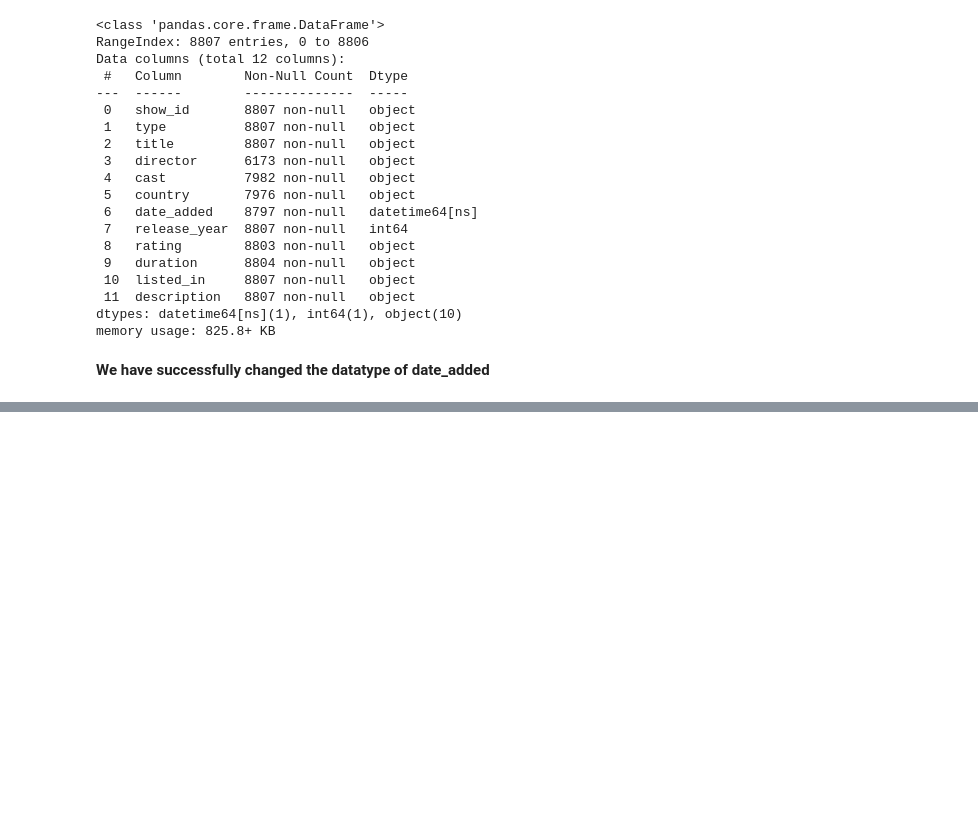
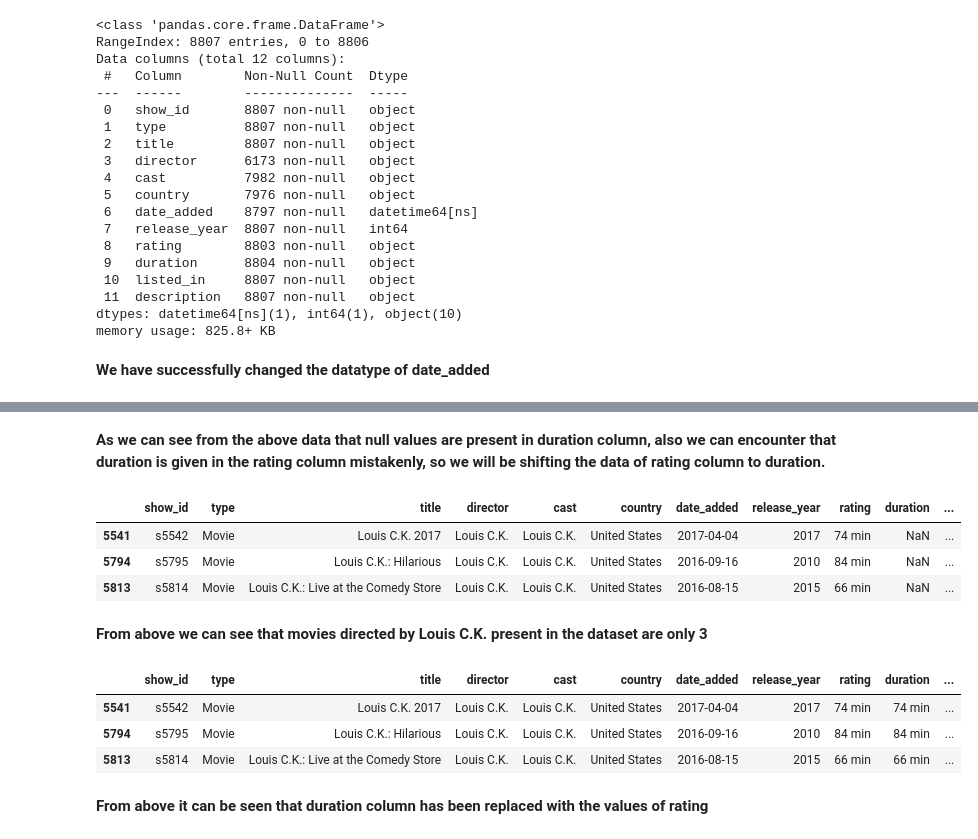
Before and after one commit to Kousikdutta1/Netflix-Shows-and-Movies-Dataset-Analysis, a Jupyter notebook: Netflix_Data_Analysis.ipynb, the cells around one changed output, grey strips where cells are left out. Saved outputs shown, nothing was run; the diff lists cells and outputs as text; code cells hidden in the pictures; blank space fills up the shorter version.

```diff
--- a/Netflix_Data_Analysis.ipynb
+++ b/Netflix_Data_Analysis.ipynb
@@ -221,0 +311,14 @@ netflix_df.head()
+# %% [markdown]
+**As we can see from the above data that null values are present in duration column, also we can encounter that duration is given in the rating column mistakenly, so we will be shifting the data of rating column to duration.**
+# %%
+# From above we have seen that whatever duration values which are null are directed by Louis C.K.
+# Let's check how many movies are directed by Louis C.K.
+
+netflix_df[netflix_df['director'] == 'Louis C.K.']
+# %% [output]
+|  | show_id | type | title | director | cast | country | date_added | release_year | rating | duration | ... |
+| 5541 | s5542 | Movie | Louis C.K. 2017 | Louis C.K. | Louis C.K. | United States | 2017-04-04 | 2017 | 74 min | NaN | ... |
+| 5794 | s5795 | Movie | Louis C.K.: Hilarious | Louis C.K. | Louis C.K. | United States | 2016-09-16 | 2010 | 84 min | NaN | ... |
+| 5813 | s5814 | Movie | Louis C.K.: Live at the Comedy Store | Louis C.K. | Louis C.K. | United States | 2016-08-15 | 2015 | 66 min | NaN | ... |
+# %% [markdown]
+**From above we can see that movies directed by Louis C.K. present in the dataset are only 3**
@@ -221,0 +329,12 @@ netflix_df.head()
+# %%
+# Now, Let's check for the dataset for the duration column
+
+
+netflix_df[netflix_df['director']=='Louis C.K.']
+# %% [output]
+|  | show_id | type | title | director | cast | country | date_added | release_year | rating | duration | ... |
+| 5541 | s5542 | Movie | Louis C.K. 2017 | Louis C.K. | Louis C.K. | United States | 2017-04-04 | 2017 | 74 min | 74 min | ... |
+| 5794 | s5795 | Movie | Louis C.K.: Hilarious | Louis C.K. | Louis C.K. | United States | 2016-09-16 | 2010 | 84 min | 84 min | ... |
+| 5813 | s5814 | Movie | Louis C.K.: Live at the Comedy Store | Louis C.K. | Louis C.K. | United States | 2016-08-15 | 2015 | 66 min | 66 min | ... |
+# %% [markdown]
+**From above it can be seen that duration column has been replaced with the values of rating**
```
Also changed, not shown: parts of 24 cells of this notebook.
